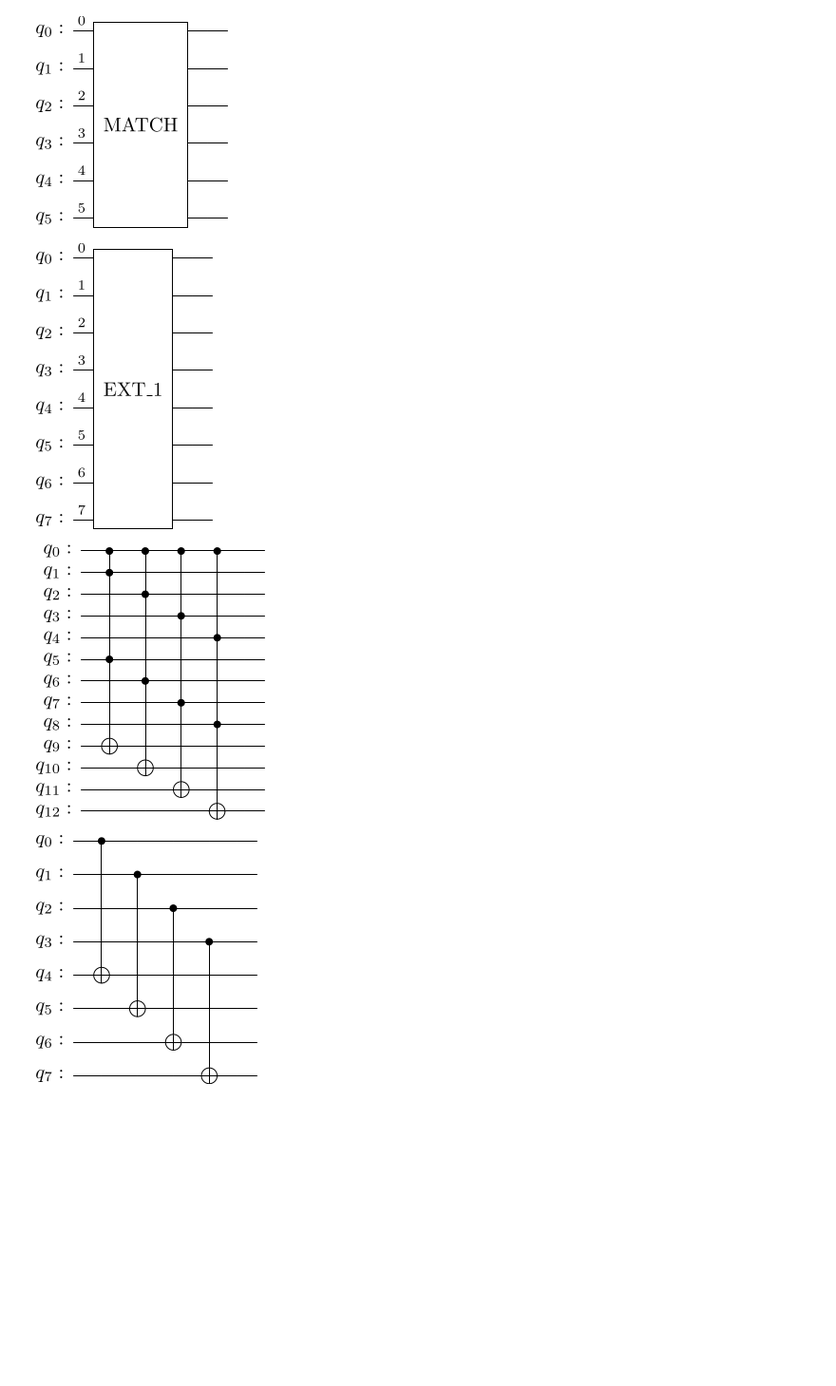
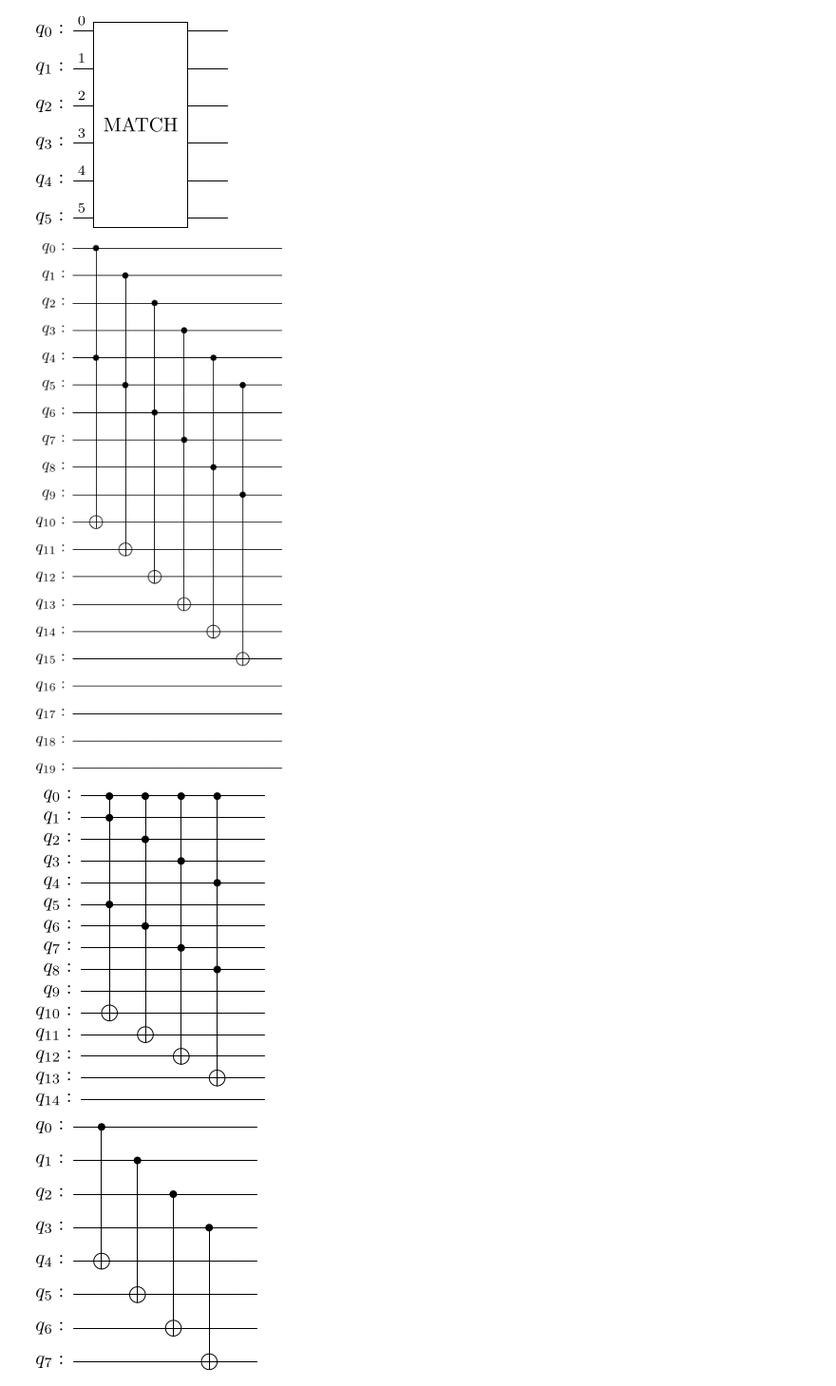
Before and after one commit to BoredDam/quantum-algorithms, a Jupyter notebook: Quantum-LCS/LCS-testing.ipynb, the cells around one changed output. Shown at 95% size. Cells and saved outputs as stored; diff of their text form; code cells hidden in the pictures; blank space fills up the shorter version.

```diff
--- a/Quantum-LCS/LCS-testing.ipynb
+++ b/Quantum-LCS/LCS-testing.ipynb
@@ -78,8 +118,7 @@ def quantum_controlled_rotation(n: int):
 
     page 9 of the paper
     '''
-    l = np.log2(n)
-    l = int(np.ceil(l))
+    l = int(np.ceil(np.log2(n)))
 
     jr = QuantumRegister(l, 'j')
     qr = QuantumRegister(n, 'q')
@@ -88,10 +127,10 @@ def quantum_controlled_rotation(n: int):
     for i in range(l):
 
         qc = qc.compose(quantum_rotation(n, 2**i).control(1), [i,*qr])
-    return qc.to_gate(label='ROT')
+    return qc
 
 qc = QuantumCircuit(11)
-qc = qc.compose(quantum_controlled_rotation(8)).decompose()
+qc = qc.compose(quantum_controlled_rotation(8))
 qc.draw('latex')
 # %% [output]
 [figure]
@@ -127,47 +166,47 @@ qc.draw('latex')
 # %%
 def extension_operator(n: int, i: int):
     '''
     page 12 of the paper
     '''
+    shift = 2 ** (i - 1)
+
     qin = QuantumRegister(n, 'in')
     qout = QuantumRegister(n, 'out')
     qc = QuantumCircuit(qin, qout)
 
-    for j in range(n):
-        if j + i >= n:
-            break
-        qc.ccx(qin[j], qin[j+i], qout[j])
+    for j in range(n - shift):
+        qc.ccx(qin[j], qin[j + shift], qout[j])
 
-    return qc.to_gate(label='EXT_'+str(i))
+    return qc.to_gate(label=f'EXT_{i}')
 
 
-qc = QuantumCircuit(8)
-qc = qc.compose(extension_operator(4,1))#.decompose()
+qc = QuantumCircuit(20)
+qc = qc.compose(extension_operator(10,3)).decompose()
 qc.draw('latex')
 # %% [output]
-[figure, old version]
+[figure, new version]
 # %%
 def contr_bitwise_and_operator(n: int):
     '''
     page 13 of the paper
     '''
-    qx = QuantumRegister(1, 'c')
-    qa = QuantumRegister(n, 'a')
-    qb = QuantumRegister(n, 'b')
-    qout = QuantumRegister(n, 'out')
-    qc = QuantumCircuit(qx, qa, qb, qout)
+    qc_ctrl = QuantumRegister(1, 'c')
+    qL = QuantumRegister(n, 'L')
+    qin = QuantumRegister(n+1, 'qin') # include il padding!
+    qout  = QuantumRegister(n+1, 'qout')
+    qc = QuantumCircuit(qc_ctrl, qL, qin, qout)
 
-    for i in range(n):
-        qc.mcx([qx, qa[i], qb[i]], qout[i])
+    for k in range(n):
+        qc.mcx([qc_ctrl[0], qL[k], qin[k]], qout[k])
 
-    return qc.to_gate(label='C-AND')
+    return qc.to_gate(label="C-AND(A)")
 
 
-qc = QuantumCircuit(13)
+qc = QuantumCircuit(15)
 qc = qc.compose(contr_bitwise_and_operator(4)).decompose()
 qc.draw('latex')
 # %% [output]
-[figure, old version]
+[figure, new version]
 # %%
 def copy_operator(n: int):
     '''
```
Also changed, not shown: parts of 10 cells of this notebook.
